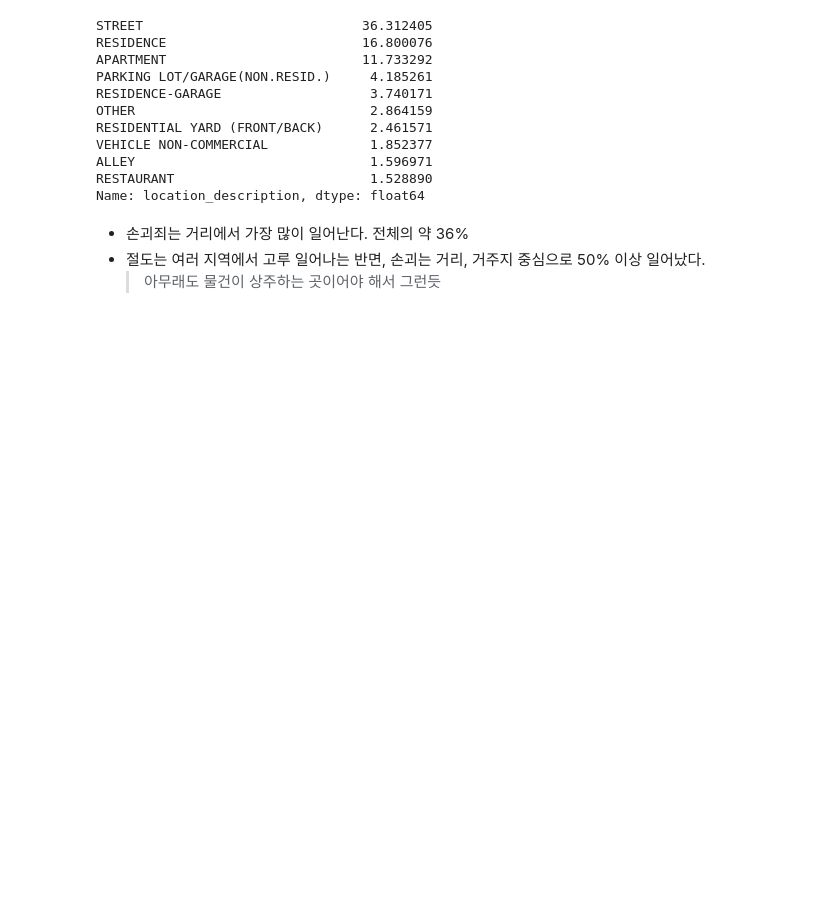
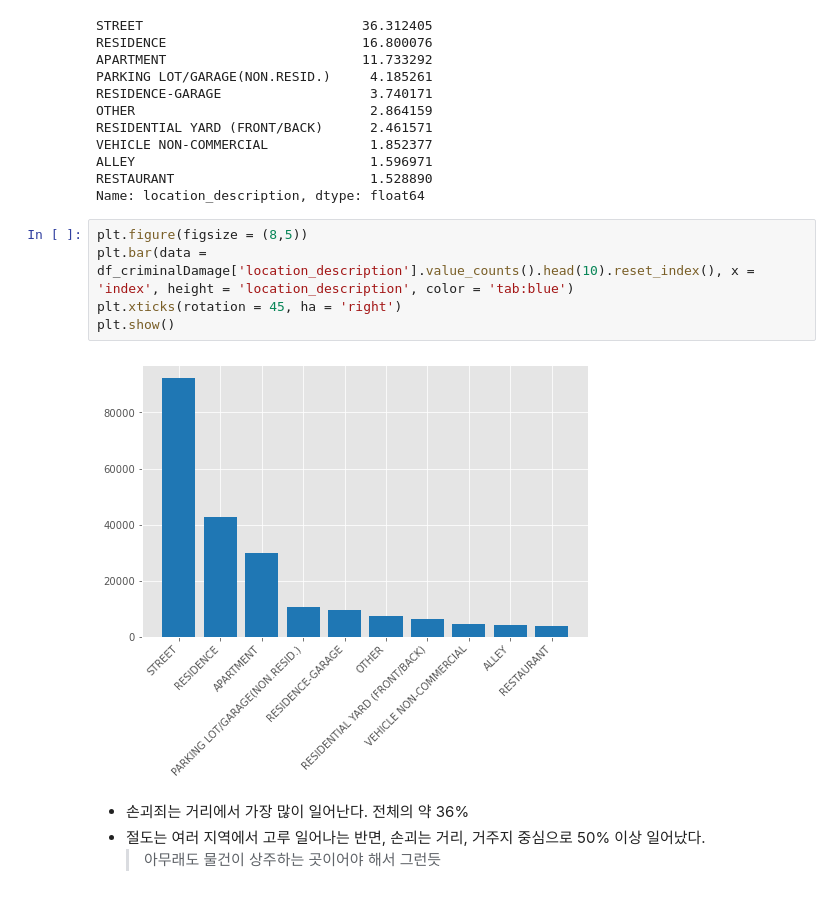
Before and after one commit to HAMJiyoung/chicago-crime-analysis, a Jupyter notebook: chicago-crime-analysis-upload.ipynb, the cells around one changed output. Cells and saved outputs as stored; diff of their text form; blank space fills up the shorter version.

```diff
--- a/chicago-crime-analysis-upload.ipynb
+++ b/chicago-crime-analysis-upload.ipynb
@@ -788,6 +856,13 @@ VEHICLE NON-COMMERCIAL             1.852377
 ALLEY                              1.596971
 RESTAURANT                         1.528890
 Name: location_description, dtype: float64
+# %%
+plt.figure(figsize = (8,5))
+plt.bar(data = df_criminalDamage['location_description'].value_counts().head(10).reset_index(), x = 'index', height = 'location_description', color = 'tab:blue')
+plt.xticks(rotation = 45, ha = 'right')
+plt.show()
+# %% [output]
+[figure, added]
 # %% [markdown]
 - 손괴죄는 거리에서 가장 많이 일어난다. 전체의 약 36%
 - 절도는 여러 지역에서 고루 일어나는 반면, 손괴는 거리, 거주지 중심으로 50% 이상 일어났다.
```
Also changed, not shown: parts of 38 cells of this notebook, 2 other files.
